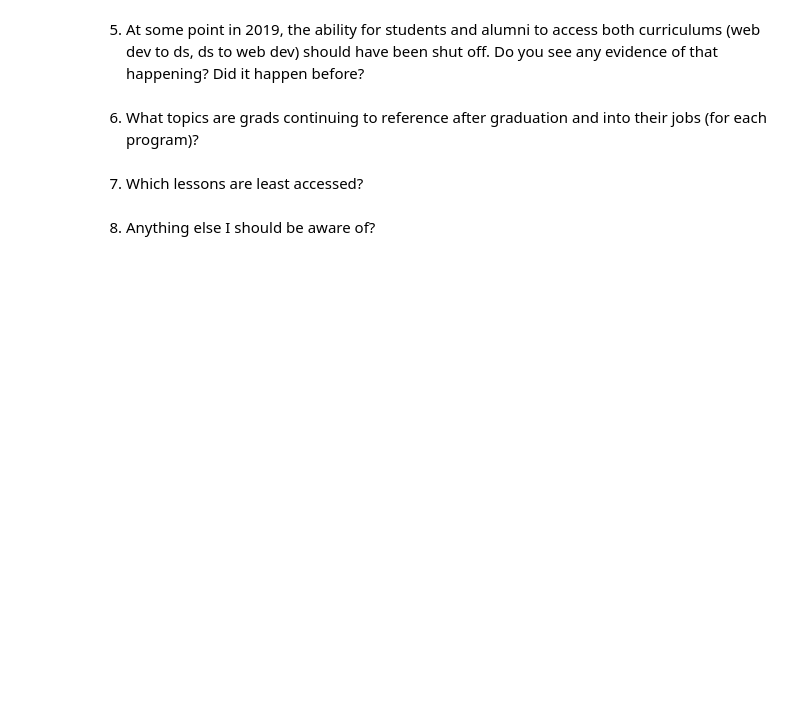
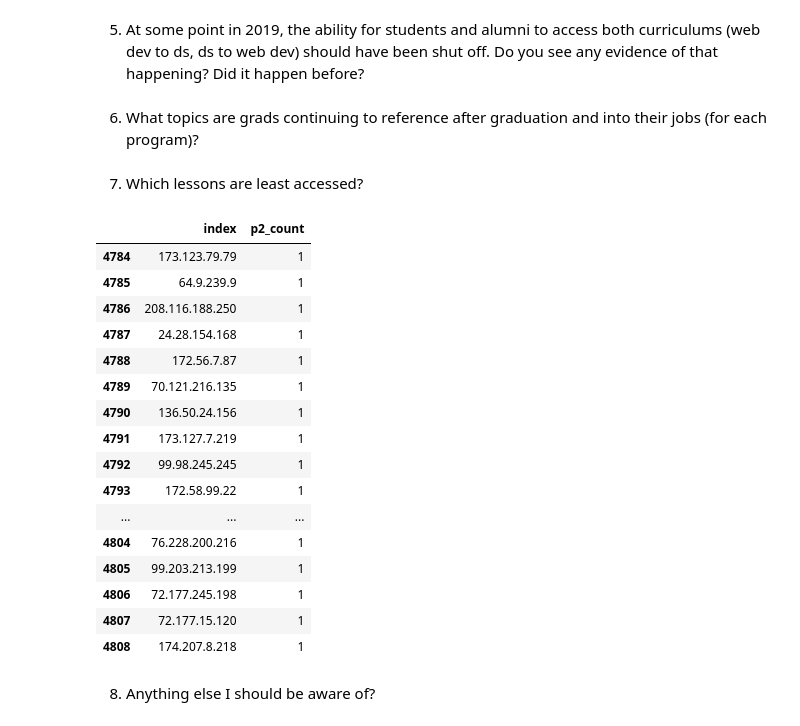
Before and after one commit to hrodjr/anomaly-detection-project, a Jupyter notebook: scratch_notebook.ipynb, the cells around one changed output. Saved outputs shown, nothing was run; the diff lists cells and outputs as text; code cells hidden in the pictures; blank space fills up the shorter version.

```diff
--- a/scratch_notebook.ipynb
+++ b/scratch_notebook.ipynb
@@ -227,5 +375,26 @@ df.to_csv('/Users/hector/codeup-data-science/anomaly-detection-project/log_clean
 6. What topics are grads continuing to reference after graduation and into their jobs (for each program)?
 # %% [markdown]
 7. Which lessons are least accessed?
+# %%
+lesson = (df.sort_values('path_2').ip.value_counts().rename('p2_count').reset_index())
+lesson.tail(25)
+# %% [output]
+|  | index | p2_count |
+| 4784 | 173.123.79.79 | 1 |
+| 4785 | 64.9.239.9 | 1 |
+| 4786 | 208.116.188.250 | 1 |
+| 4787 | 24.28.154.168 | 1 |
+| 4788 | 172.56.7.87 | 1 |
+| 4789 | 70.121.216.135 | 1 |
+| 4790 | 136.50.24.156 | 1 |
+| 4791 | 173.127.7.219 | 1 |
+| 4792 | 99.98.245.245 | 1 |
+| 4793 | 172.58.99.22 | 1 |
+| ... | ... | ... |
+| 4804 | 76.228.200.216 | 1 |
+| 4805 | 99.203.213.199 | 1 |
+| 4806 | 72.177.245.198 | 1 |
+| 4807 | 72.177.15.120 | 1 |
+| 4808 | 174.207.8.218 | 1 |
 # %% [markdown]
 8. Anything else I should be aware of?
```
Also changed, not shown: parts of 45 cells of this notebook.
